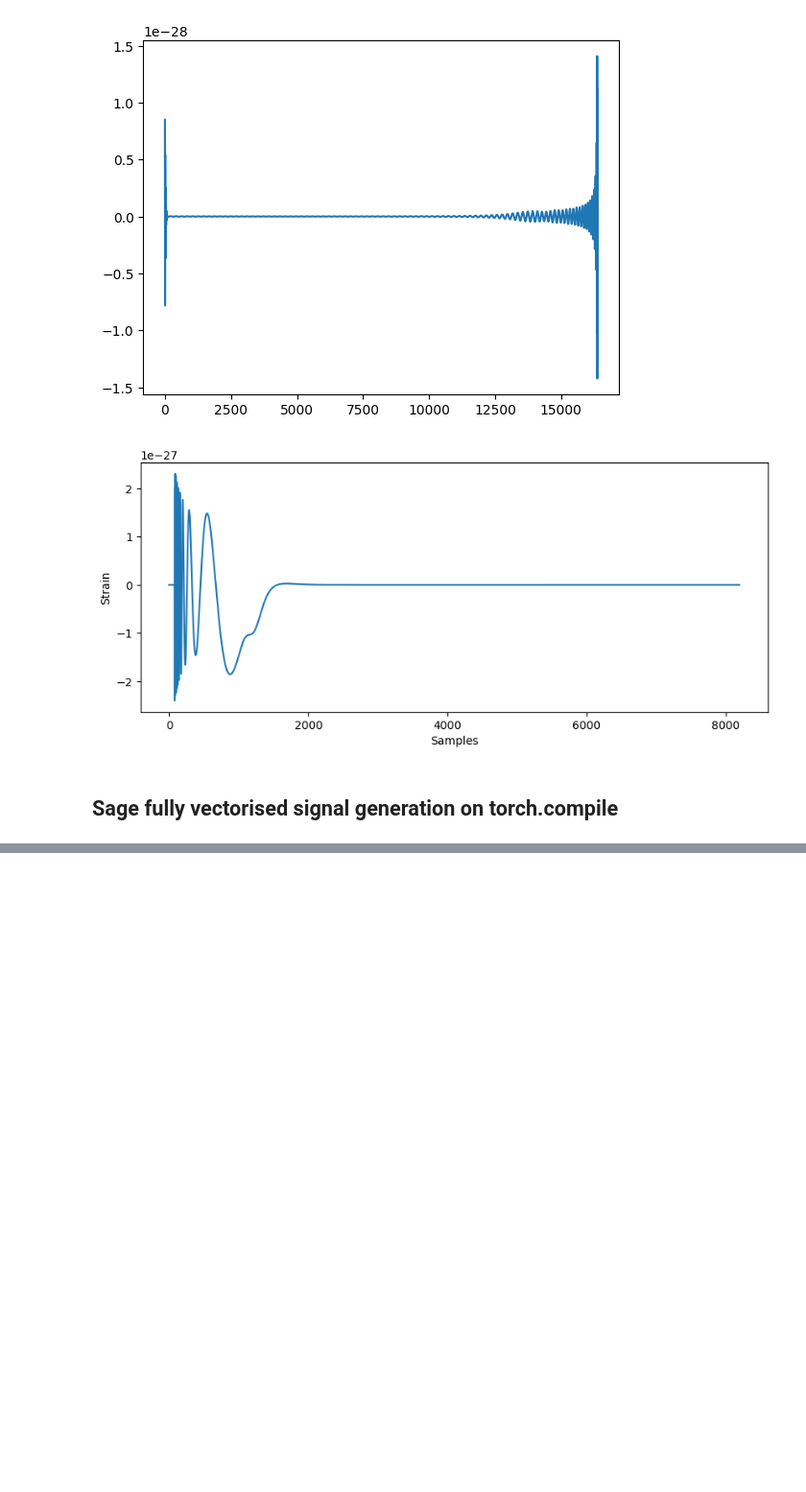
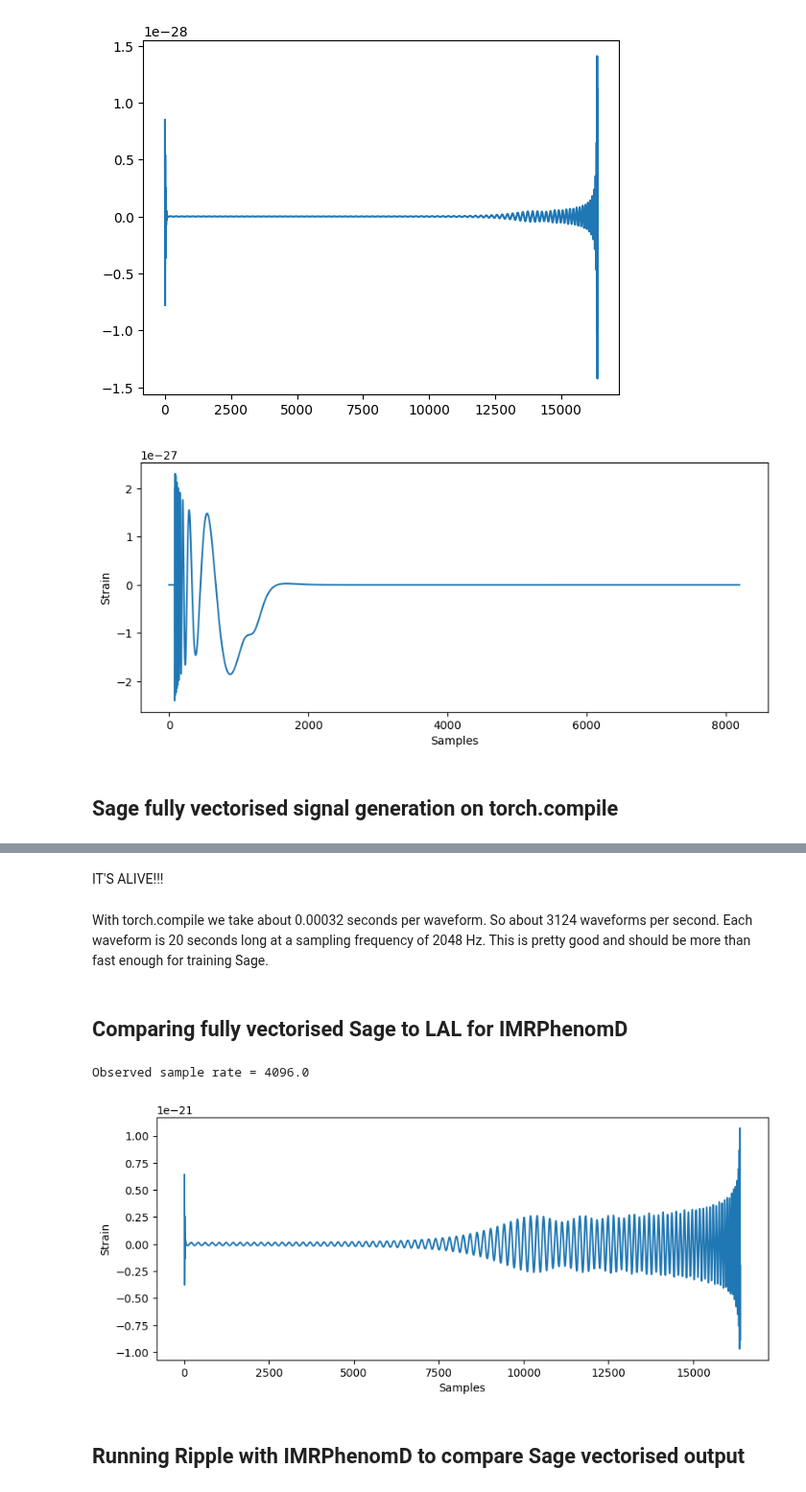
Before and after one commit to nnarenraju/sage, a Jupyter notebook: repro/start_here.ipynb, the cells around one changed output, grey strips where cells are left out. Shown at 96% size. Drawn from its saved outputs; the diff is of its cells as text; code cells hidden in the pictures; blank space fills up the shorter version.

```diff
--- a/repro/start_here.ipynb
+++ b/repro/start_here.ipynb
@@ -335,0 +351,52 @@ print('Time taken to produce 1 waveform with PyTorch (without compile) = {} seco
+# %% [markdown]
+IT'S ALIVE!!!
+# %% [markdown]
+With torch.compile we take about 0.00032 seconds per waveform. So about 3124 waveforms per second. Each waveform is 20 seconds long at a sampling frequency of 2048 Hz. This is pretty good and should be more than fast enough for training Sage.
+# %% [markdown]
+## Comparing fully vectorised Sage to LAL for IMRPhenomD
+# %%
+approximant = lalsim.SimInspiralGetApproximantFromString("IMRPhenomD")
+m1_msun = 20.0 # In solar masses
+m2_msun = 19.0
+chi1 = 0.0
+chi2 = 0.0
+tc = 0.0 # Time of coalescence in seconds
+phic = 0.0
+dist_mpc = 440.0 # Distance to source in Mpc
+inclination = 0.0 # Inclination Angle
+m1_kg = m1_msun*lal.MSUN_SI
+m2_kg = m2_msun*lal.MSUN_SI
+distance = dist_mpc*1e6*lal.PC_SI
+
+# Params for freq domain waveform
+f_min = 20.0
+f_max = 2048.0
+f_ref = f_min
+df = 0.25
+sample_length_in_s = 1./df
+
+hp, hc = lalsim.SimInspiralChooseFDWaveform(m1_kg, m2_kg,
+                                            0., 0., chi1,
+                                            0., 0., chi2,
+                                            distance, inclination,
+                                            phic, 0, 0., 0.,
+                                            df, f_min, f_max, f_ref,
+                                            None, approximant)
+hp_lalsim = hp.data.data
+hc_lalsim = hc.data.data
+# %%
+hp_lalsim_td = np.fft.irfft(hp_lalsim)
+sample_rate = len(hp_lalsim_td)/sample_length_in_s
+print('Observed sample rate = {}'.format(sample_rate))
+hp_lalsim_td /= (1./sample_rate)
+
+plt.figure(figsize=(10.0, 4.0))
+plt.plot(hp_lalsim_td)
+plt.xlabel('Samples')
+plt.ylabel('Strain')
+plt.show()
+# %% [output]
+Observed sample rate = 4096.0
+[figure, added]
+# %% [markdown]
+## Running Ripple with IMRPhenomD to compare Sage vectorised output
```
Also changed, not shown: parts of 15 cells of this notebook.
